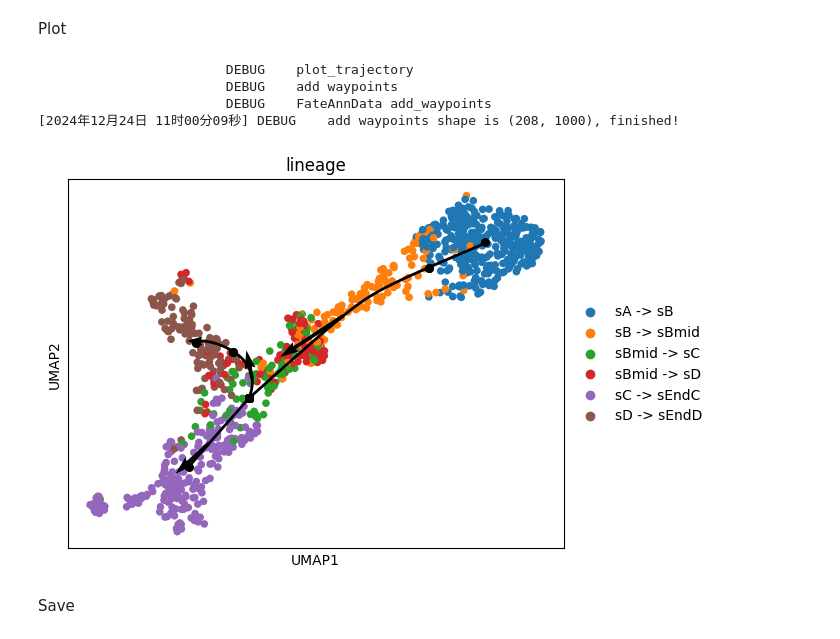
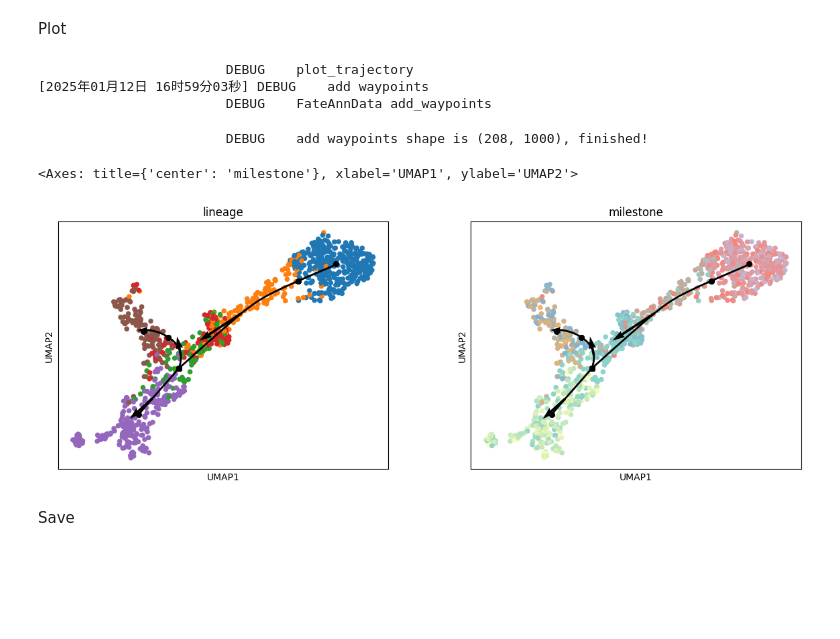
Before and after one commit to HuangDDU/CellFateExplorer, a Jupyter notebook: notebook/quickstart_direct_PAGA_python_function.ipynb, the cells around one changed output. Cells and saved outputs as stored; diff of their text form; code cells hidden in the pictures; blank space fills up the shorter version.

Commit message:
plot.plot_graph,plot_trajectory add_color

```diff
--- a/notebook/quickstart_direct_PAGA_python_function.ipynb
+++ b/notebook/quickstart_direct_PAGA_python_function.ipynb
@@ -64,13 +64,14 @@ Logarithmized X.
 # %% [markdown]
 Plot
 # %%
-cfe.plot.plot_trajectory(fadata, basis="umap", color="lineage")
+cfe.plot.plot_trajectory(fadata, basis="umap", color=["lineage", "milestone"])
 # %% [output]
                         DEBUG    plot_trajectory
-                        DEBUG    add waypoints
+[2025年01月12日 16时59分03秒] DEBUG    add waypoints
                         DEBUG    FateAnnData add_waypoints
-[2024年12月24日 11时00分09秒] DEBUG    add waypoints shape is (208, 1000), finished!
+                        DEBUG    add waypoints shape is (208, 1000), finished!
+<Axes: title={'center': 'milestone'}, xlabel='UMAP1', ylabel='UMAP2'>
-[figure, old version]
+[figure, new version]
 # %% [markdown]
 Save
 # %%
```
Also changed, not shown: parts of 3 cells of this notebook, 10 other files.
